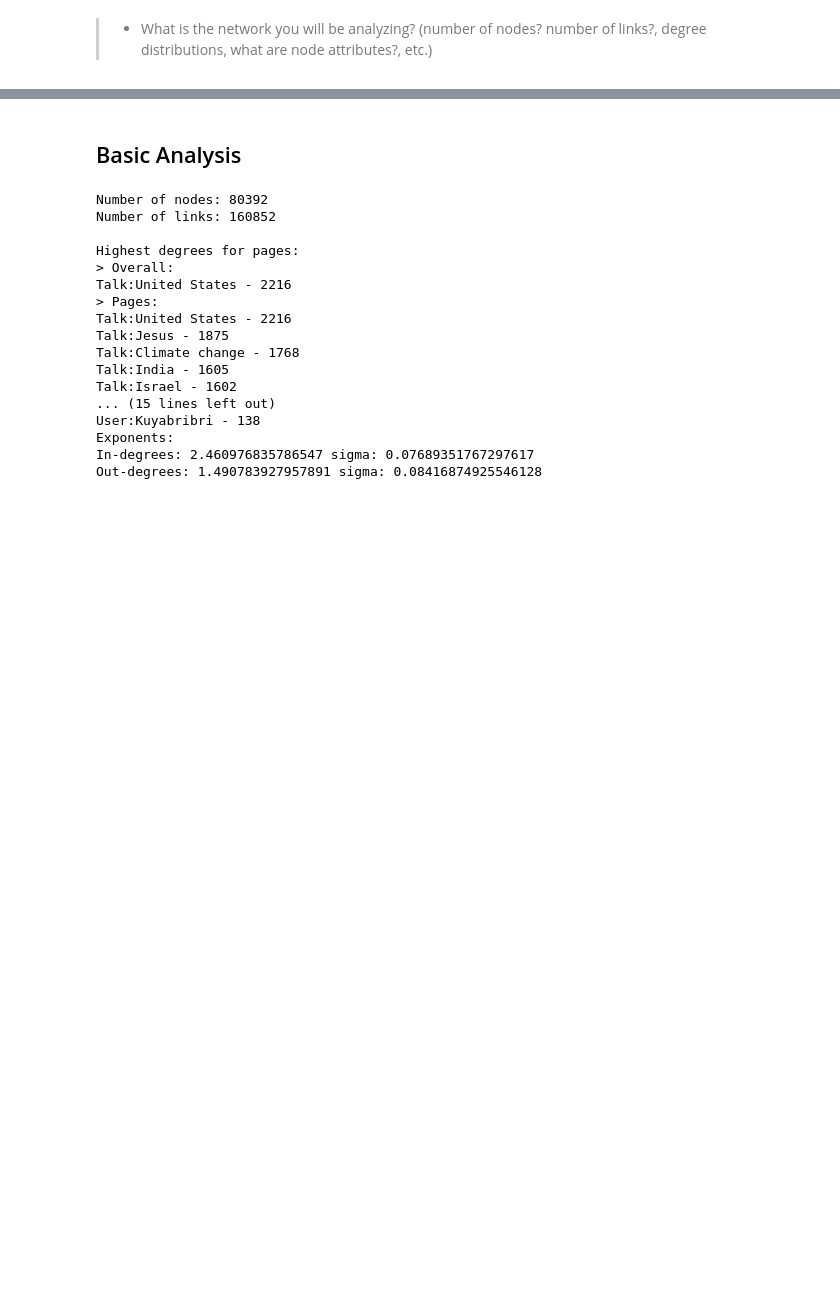
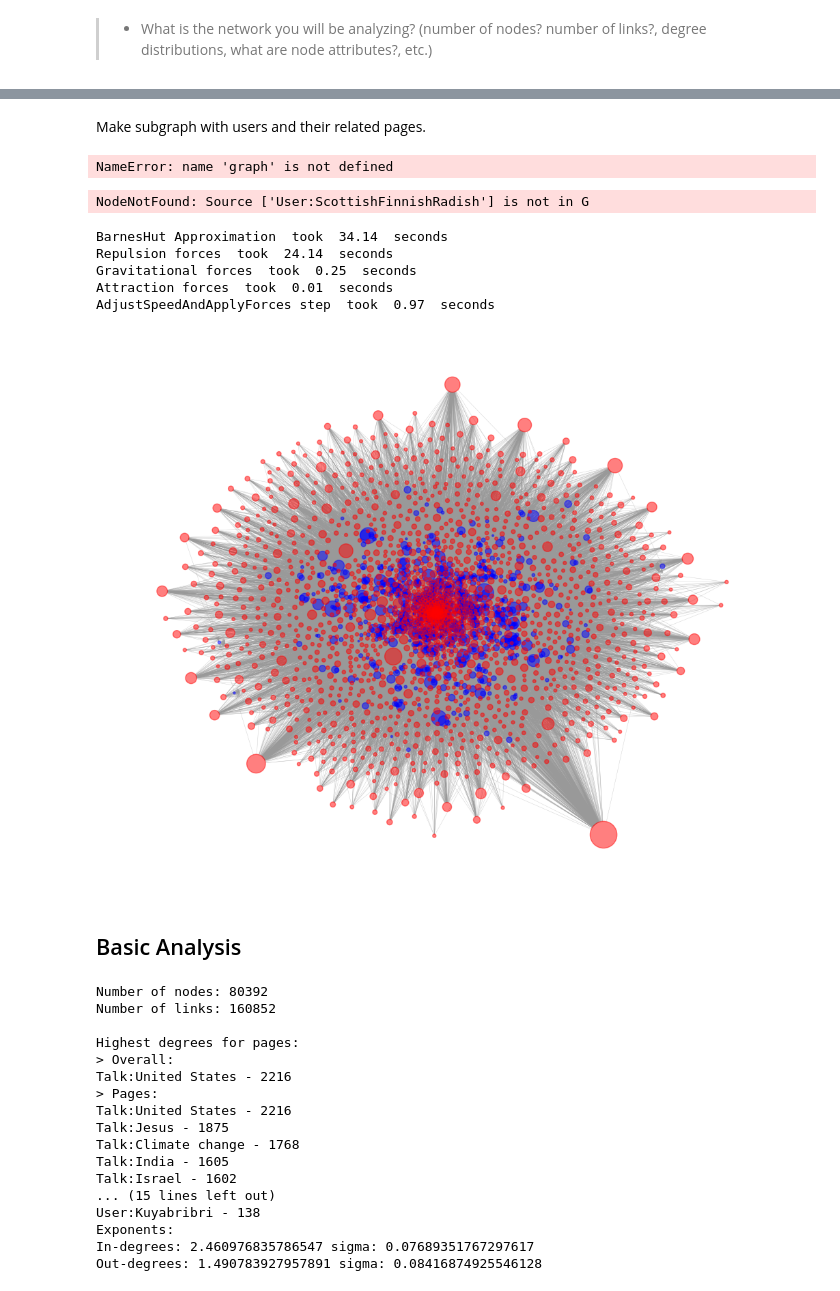
Before and after one commit to andste97/socialgraphs2023f-project, a Jupyter notebook: project/Project_draft.ipynb, the cells around one changed output, grey strips where cells are left out. Cells and saved outputs as stored; diff of their text form; code cells hidden in the pictures; blank space fills up the shorter version.

```diff
--- a/project/Project_draft.ipynb
+++ b/project/Project_draft.ipynb
@@ -323,3 +381,51 @@ nx.draw(rsubgraph, with_labels=True, font_weight='light', font_size=5, node_size
+# %% [markdown]
+Make subgraph with users and their related pages.
+# %%
+graph.nodes
+# %% [output]
+NameError: name 'graph' is not defined
+# %%
+top_10_human_names = top_10_human_df.Node.values
+top_users_graph = nx.ego_graph(graph, ["User:ScottishFinnishRadish"], radius=1)
+
+node_colors = [color_talk if node[1]["page_class"] == "talk" else color_user for node in top_users_graph.nodes(data=True)]
+node_sizes = [rsubgraph.degree(node) for node in top_users_graph.nodes]
+
+nx.draw(top_users_graph, with_labels=True, font_weight='light', font_size=5, node_size=node_sizes, width=.1, edge_color="#555555", arrowsize=2, node_color=node_colors)
+# %% [output]
+NodeNotFound: Source ['User:ScottishFinnishRadish'] is not in G
+# %%
+from fa2 import ForceAtlas2
+
+forceatlas2 = ForceAtlas2(
+                        # Behavior alternatives
+                        outboundAttractionDistribution=True,  # Dissuade hubs
+                        linLogMode=False,  # NOT IMPLEMENTED
+                        adjustSizes=False,  # Prevent overlap (NOT IMPLEMENTED)
+                        edgeWeightInfluence=1.0,
+
+                        # Performance
+                        jitterTolerance=1.0,  # Tolerance
+                        barnesHutOptimize=True,
+                        barnesHutTheta=1.2,
+                        multiThreaded=False,  # NOT IMPLEMENTED
+
+                        # Tuning
+                        scalingRatio=2.0,
+                        strongGravityMode=False,
+                        gravity=1.0,
+
+                        # Log
+                        verbose=True)
+pos=forceatlas2.forceatlas2_networkx_layout(rsubgraph, pos=None, iterations=2000)
+nx.draw(rsubgraph, pos=pos, node_color=node_colors, node_size=node_sizes, edge_color="#999999", width=0.3, alpha=0.5)
+# %% [output]
+BarnesHut Approximation  took  34.14  seconds
+Repulsion forces  took  24.14  seconds
+Gravitational forces  took  0.25  seconds
+Attraction forces  took  0.01  seconds
+AdjustSpeedAndApplyForces step  took  0.97  seconds
+[figure, added]
 # %% [markdown]
 ## Basic Analysis
 # %%
```
Also changed, not shown: parts of 8 cells of this notebook.
